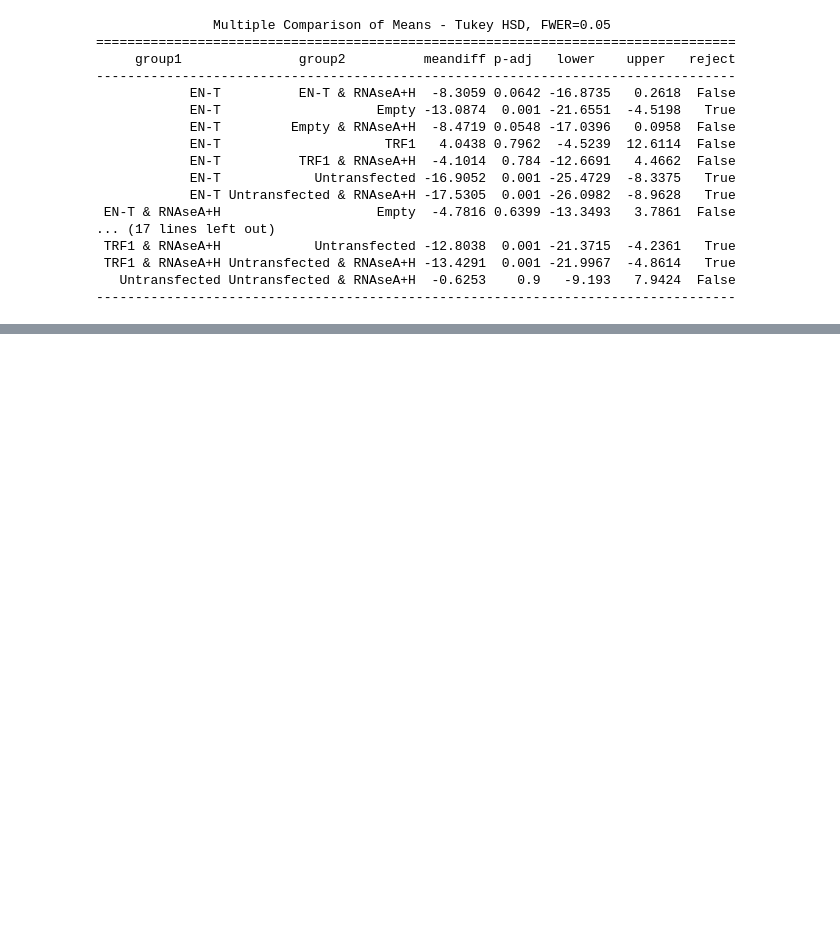
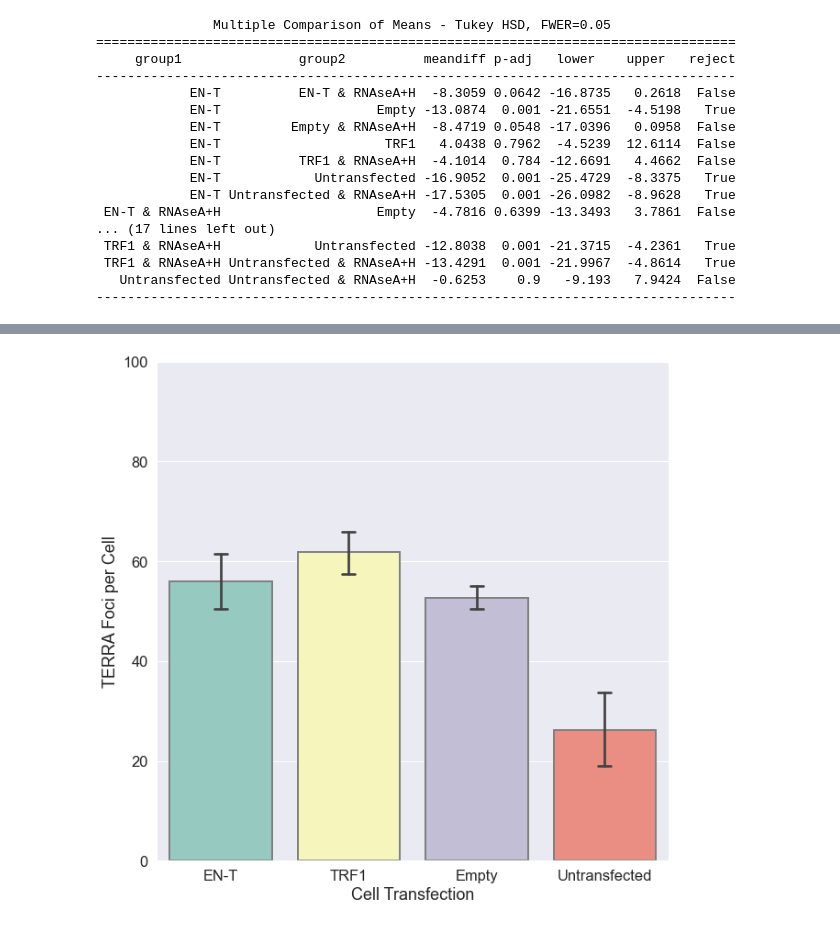
Before and after one commit to aidan-lew/TERRA_DSB, a Jupyter notebook: refined_terra_dsb.ipynb, the cells around one changed output, grey strips where cells are left out. Saved outputs shown, nothing was run; the diff lists cells and outputs as text; code cells hidden in the pictures; blank space fills up the shorter version.

```diff
--- a/refined_terra_dsb.ipynb
+++ b/refined_terra_dsb.ipynb
@@ -1199,0 +1284,16 @@ print(flag_tukey)
+# %%
+#Data for telo DSB analyis
+terra_df = pd.read_excel('../Documents/telomere_DSB_TERRA.xlsx',
+                    sheet_name=10,
+                    skiprows = 0,
+                    usecols = ['Cell Transfection', 'TERRA Foci per Cell'
+
+                              ]
+                         )
+
+terra_df.set_index(['Cell Transfection'])#good way to fix "not in axis issue"
+terra_df.dropna(axis=0, inplace=True) #sweet, iloc and drop didn't work, but this did
+
+
+#terra_df.columns()
+terra_df.head()
@@ -1199,0 +1307,25 @@ print(flag_tukey)
+# %%
+# Bar plot that shos the terra foci for the cell transfections
+plt.figure(figsize=(10,10))
+ax = sns.set(font_scale=1.5)
+ax = sns.barplot(x=terra_df['Cell Transfection'],y='TERRA Foci per Cell',
+                 data=terra_df,  palette="Set3", order = ['EN-T'
+                                                         ,#'EN-T & RNAseA+H',
+                                                           'TRF1'
+                                                         ,#'TRF1 & RNAseA+H',
+                                                         'Empty'
+                                                         ,#'Empty & RNAseA+H',
+                                                            'Untransfected'
+                                                         ,#'Untransfected & RNAseA+H'
+                                                        ],
+                 capsize=0.1, ci=68,
+                )
+
+ax.set(ylim=(0,100), xlabel='Cell Transfection', ylabel = 'TERRA Foci per Cell' )
+
+#plt.title('Mean TERRA Foci/Cell Based On Treatment')
+plt.setp(ax.patches, linewidth=2, edgecolor=".5")
+
+plt.savefig(f'terra.png', dpi=900, bbox_inches='tight')
+# %% [output]
+[figure, added]
```
Also changed, not shown: parts of 18 cells of this notebook.
